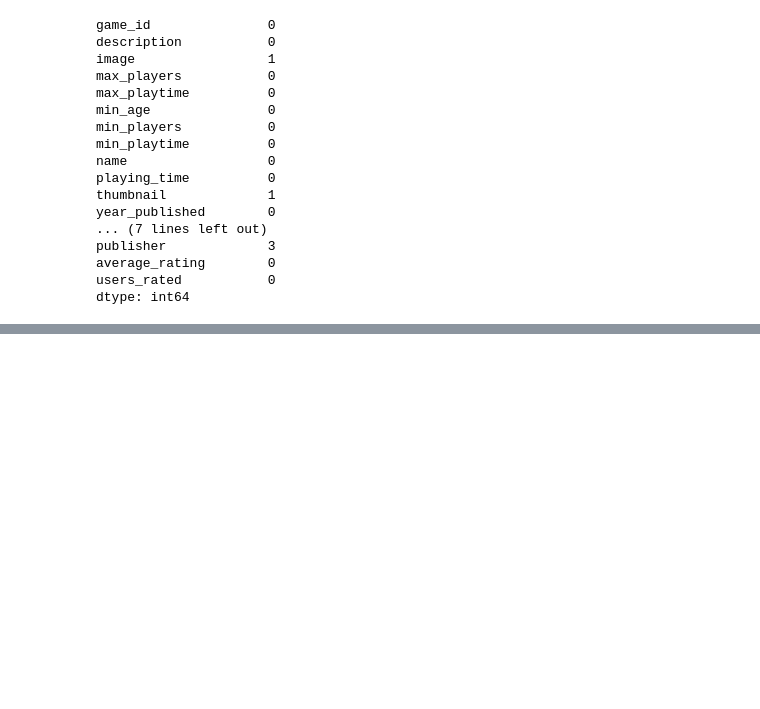
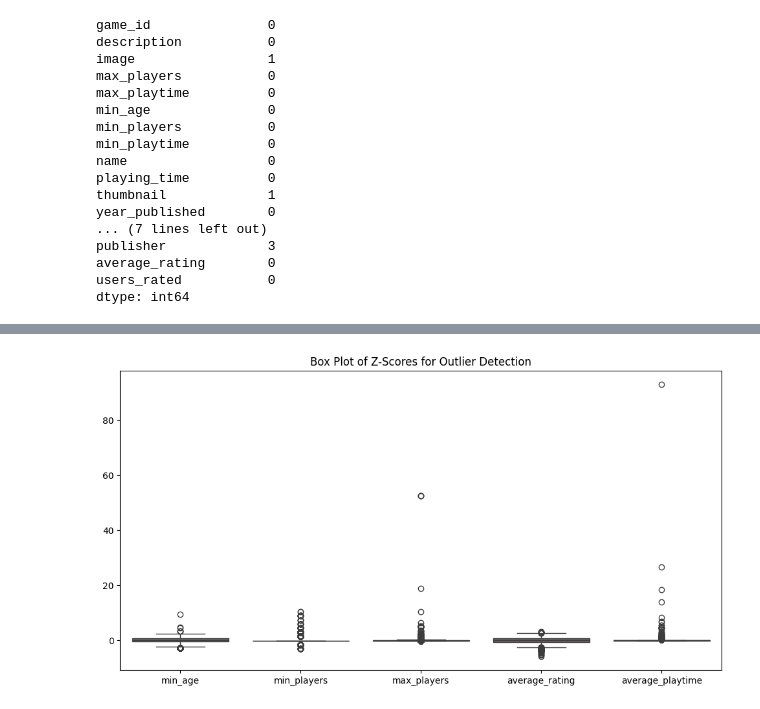
Before and after one commit to Albiinn/board-games-data-pre-processing, a Jupyter notebook: main.ipynb, the cells around one changed output, grey strips where cells are left out. Saved outputs shown, nothing was run; the diff lists cells and outputs as text; code cells hidden in the pictures; blank space fills up the shorter version.

```diff
--- a/main.ipynb
+++ b/main.ipynb
@@ -305,0 +210,15 @@ reduced_df
+# %%
+# Selecting features for outlier detection
+outlier_features = dataset[['min_age', 'min_players', 'max_players', 'average_rating', 'average_playtime']]
+
+# Standardize the data using Z-Score
+scaler = StandardScaler()
+standardized_features = scaler.fit_transform(outlier_features)
+
+# Z-Score Outlier Detection
+z_scores = pd.DataFrame(standardized_features, columns=outlier_features.columns)
+outliers_zscore = z_scores[(z_scores.abs() > 3).any(axis=1)]
+
+# Display the results
+print("Z-Score Outliers:")
+print(outliers_zscore)
@@ -305,0 +241,8 @@ reduced_df
+# %%
+# Box plot for each feature
+plt.figure(figsize=(12, 6))
+sns.boxplot(data=z_scores)
+plt.title("Box Plot of Z-Scores for Outlier Detection")
+plt.show()
+# %% [output]
+[figure, added]
```
Also changed, not shown: parts of 23 cells of this notebook.
